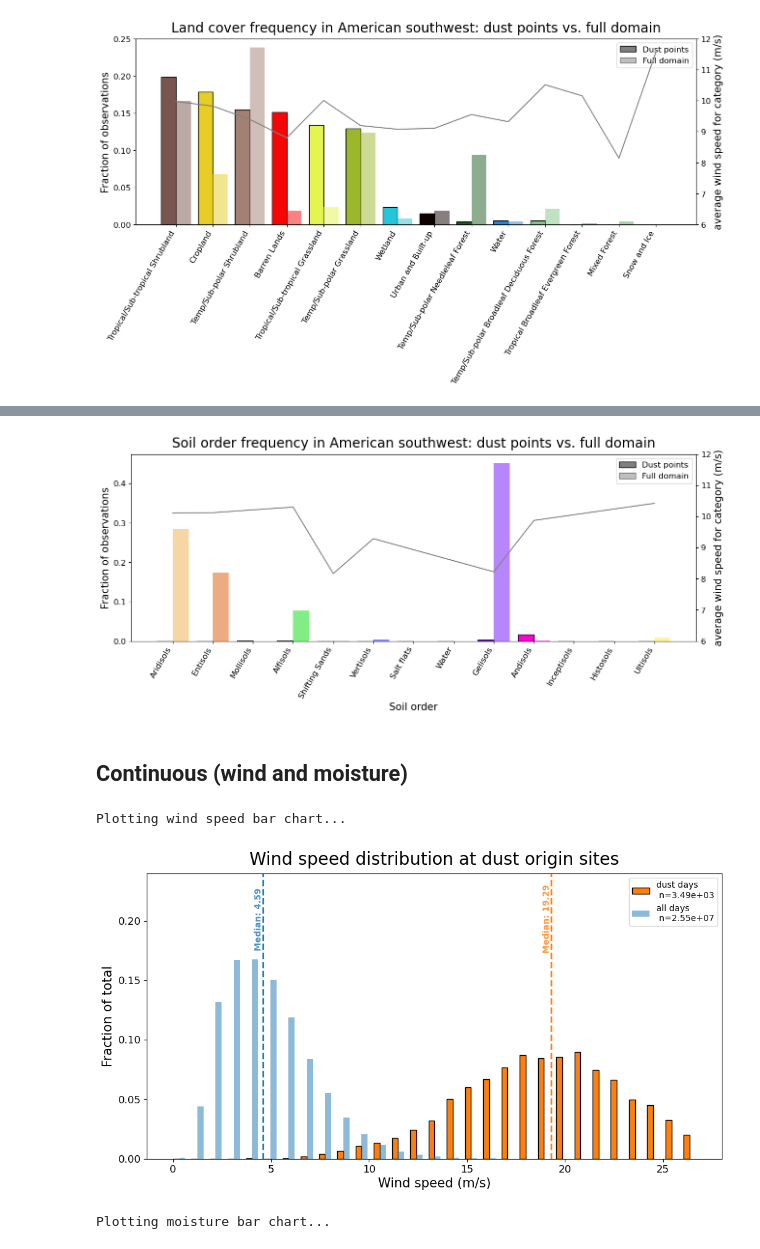
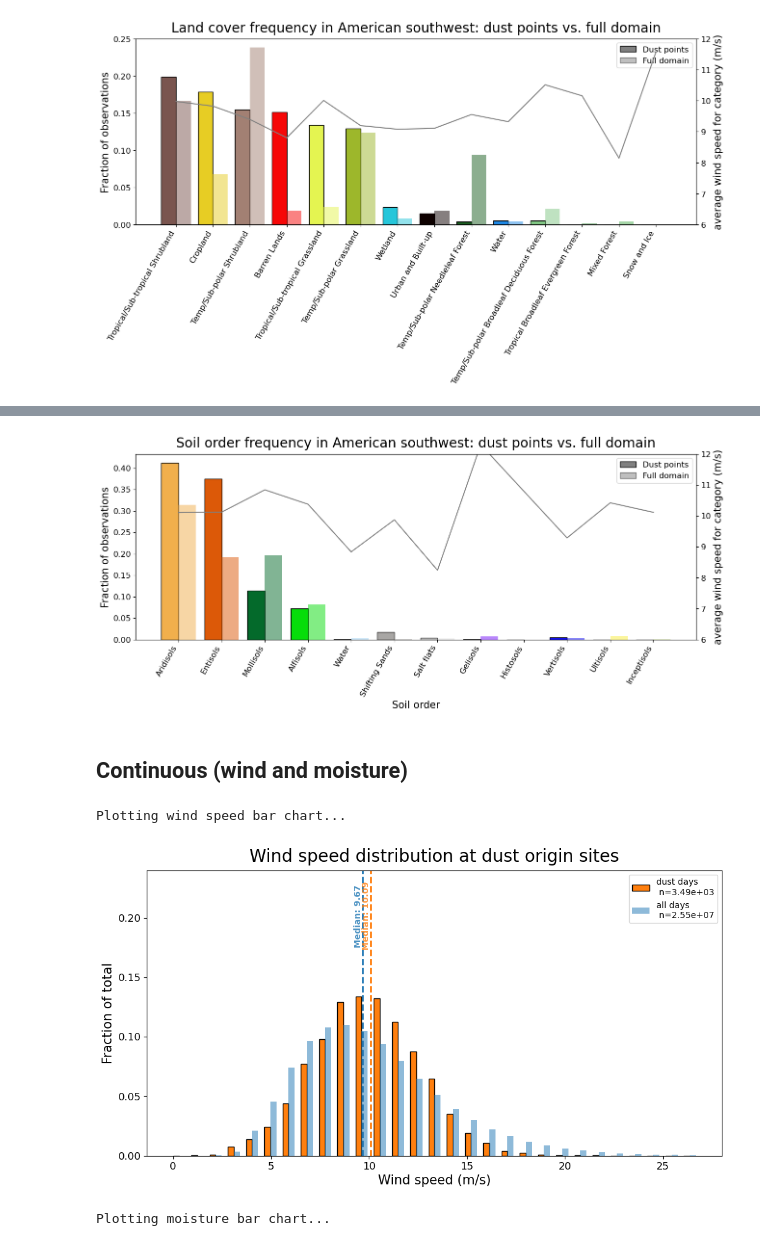
Before and after one commit to jesseturner/WLDAS_Analysis, a Jupyter notebook: ANALYSIS_bar_charts.ipynb, the cells around one changed output, grey strips where cells are left out. Drawn from its saved outputs; the diff is of its cells as text; code cells hidden in the pictures.

```diff
--- a/ANALYSIS_bar_charts.ipynb
+++ b/ANALYSIS_bar_charts.ipynb
@@ -7,9 +7,9 @@ import pandas as pd
 import numpy as np
 import xarray as xr
 # %%
-dust_df = pd.read_csv("DATA/processed/3_dust_points_vars_2026-06-15.csv")
-control_ds = xr.open_dataset("DATA/processed/4_control_grid_2026-06-10.nc")
-control_ds_dust_sites = xr.open_dataset("DATA/processed/5_control_grid_dust_sites_2026-06-10.nc")
+dust_df = pd.read_csv("DATA/processed/3_dust_points_vars_2026-06-22.csv")
+control_ds = xr.open_dataset("DATA/processed/4_control_grid_2026-06-22.nc")
+control_ds_dust_sites = xr.open_dataset("DATA/processed/5_control_grid_dust_sites_2026-06-22.nc")
 # %% [markdown]
 Create a side-by-side bar chart comparing:
 - frequency of soil textures at dust points
@@ -19,8 +19,8 @@ Create a side-by-side bar chart comparing:
 # %%
 soil_cmap, texture_colors, texture_dict = common_functions.get_texture_map_features()
 land_cover_dict, land_cover_colors, classes = common_functions.get_land_cover_features()
-soil_order_colors = common_functions.get_soil_order_colors()
-soil_order_dict_reduced = common_functions.get_soil_order_dict_reduced()
+soil_order_dict = common_functions.get_soil_order_names_major()
+soil_order_colors = common_functions.get_soil_order_colors_major()
 # %%
 #--- Calculate line for wind by category
 def wind_average_by_category(ds, category_dict, category_name):
@@ -179,13 +179,10 @@ plt.savefig(f"plots/5_land_cover_cec_2_bar_chart.png",
 plt.show()
 # %% [output]
 [figure]
-# %%
-#--- Convert soil order IDs from original format to one that can be used with colors
-control_ds = common_functions.reduce_soil_orders(control_ds)
 # %%
 #--- Manually setting order of categories
-chosen_categories = [2, 3, 7, 0, 14, 11, 13, 15, 4, 1, 6, 5, 10]
-labels = [soil_order_dict_reduced[k] for k in chosen_categories]
+chosen_categories = [2, 3, 7, 0, 15, 14, 13, 4, 5, 11, 10, 6]
+labels = [soil_order_dict[k] for k in chosen_categories]
 chosen_soil_order_dict = dict(zip(chosen_categories, labels))
 
 mean_wind_by_category = wind_average_by_category(ds=control_ds, category_dict=chosen_soil_order_dict, category_name='soil_order')
@@ -222,6 +202,4 @@ labels
 # %%
-#--- This one is in progress, hangup with getting unique IDs organized
-
 #--- Calculate bins
 dust_counts = {k: np.sum(dust_df['soil_order'] == k) for k in chosen_categories}
 dust_total = len(dust_df)
@@ -232,45 +210,45 @@ non_dust_total = control_ds['soil_order'].count()
 non_dust_fraction = {k: v / non_dust_total for k, v in non_dust_counts.items()}
 
 x = np.arange(len(chosen_categories))
-labels = [soil_order_dict_reduced[k] for k in chosen_categories]
+labels = [soil_order_dict[k] for k in chosen_categories]
 width = 0.4
 
 fig, ax = plt.subplots(figsize=(15, 5))
 for i, k in enumerate(chosen_categories):
-    color = soil_order_colors[labels[i]]
+    color = soil_order_colors[k]
     ax.bar(x[i] - width / 2, dust_fraction[k], width, color=color, edgecolor="black", label="Dust points" if i == 0 else "")
     ax.bar(x[i] + width / 2, non_dust_fraction[k], width, color=color, alpha=0.5, label="Full domain" if i == 0 else "")
 
 ax.tick_params(labelsize=12)
 
 ax.set_xticks(x)
 ax.set_xticklabels(labels, rotation=60, ha="right")
 ax.set_ylabel("Fraction of observations", fontsize=15)
 ax.set_xlabel("Soil order", fontsize=15)
 ax.set_title(f"Soil order frequency in American southwest: dust points vs. full domain", fontsize=20, pad=10)
 
 #--- Line for wind average by category
 
 ax2 = ax.twinx()
 y_clean = pd.Series(mean_wind_by_category).interpolate() #--- Interpolate over NaN values
 ax2.plot(x, y_clean, c="grey")
 ax2.tick_params(labelsize=12)
 ax2.set_ylim(6,12)
 ax2.set_ylabel("average wind speed for category (m/s)", fontsize=15)
 
 #--- Add legend
 
 legend_elements = [
     Patch(facecolor="gray", edgecolor="black", label="Dust points"),
     Patch(facecolor="gray", edgecolor="black", alpha=0.5, label="Full domain")
 ]
 ax.legend(handles=legend_elements, fontsize=12)
 
 plt.savefig(f"plots/4_soil_types_usda_1_bar_chart.png",
             dpi=300, bbox_inches='tight')
 plt.show()
 # %% [output]
-[figure, old version]
+[figure, new version]
 # %%
 def add_medians_to_plot(ax_bar, median_dust, median_control):
 
@@ -359,7 +337,7 @@ plt.savefig(f"plots/1_wind_speed_bar_chart.png",
 plt.show()
 # %% [output]
 Plotting wind speed bar chart...
-[figure, old version]
+[figure, new version]
 # %%
 print("Plotting moisture bar chart...")
 
```
Also changed, not shown: parts of 6 cells of this notebook, 2 other files.
